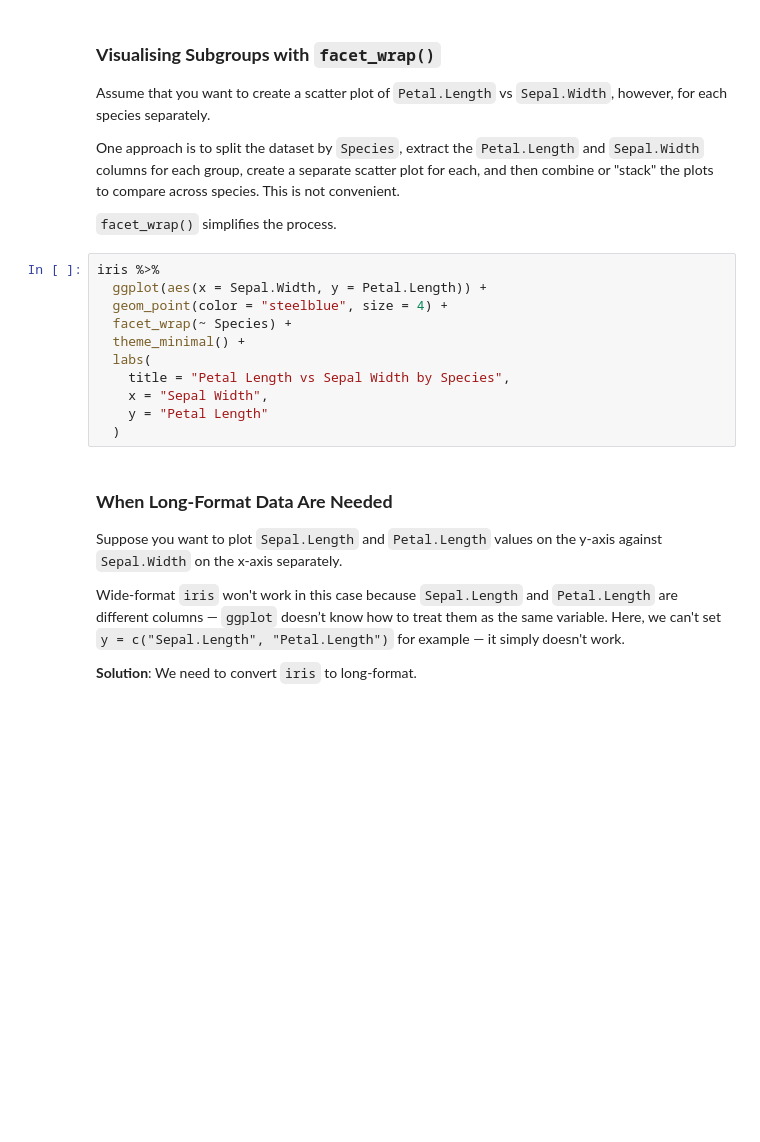
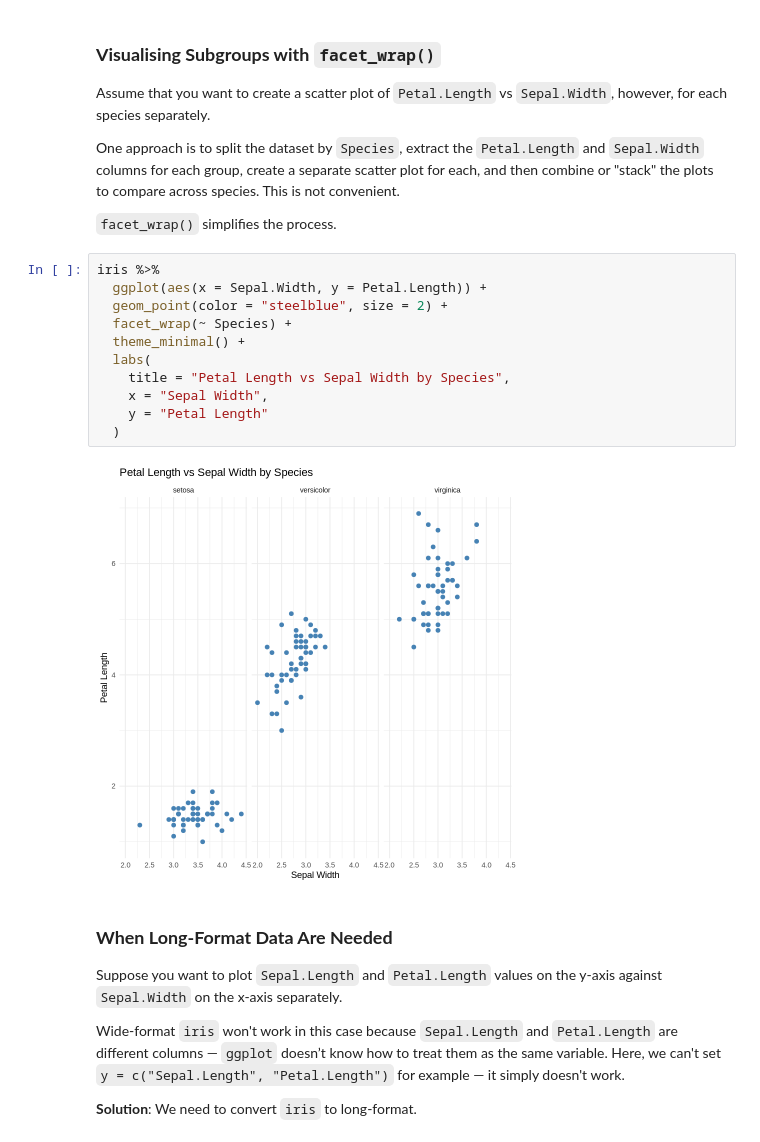
Before and after one commit to edelweiss611428/MXB107-Notebooks, a Jupyter notebook: notebooks/Week_1.ipynb, the cells around one changed output. Saved outputs shown, nothing was run; the diff lists cells and outputs as text; blank space fills up the shorter version.

```diff
--- a/notebooks/Week_1.ipynb
+++ b/notebooks/Week_1.ipynb
@@ -370,14 +390,16 @@ One approach is to split the dataset by `Species`, extract the `Petal.Length` an
 # %%
 iris %>%
   ggplot(aes(x = Sepal.Width, y = Petal.Length)) +
-  geom_point(color = "steelblue", size = 4) +
+  geom_point(color = "steelblue", size = 2) +
   facet_wrap(~ Species) +
   theme_minimal() +
   labs(
     title = "Petal Length vs Sepal Width by Species",
     x = "Sepal Width",
     y = "Petal Length"
   )
+# %% [output]
+[figure, added]
 # %% [markdown]
 ### **When Long-Format Data Are Needed**
 
```
Also changed, not shown: parts of 15 cells of this notebook.
